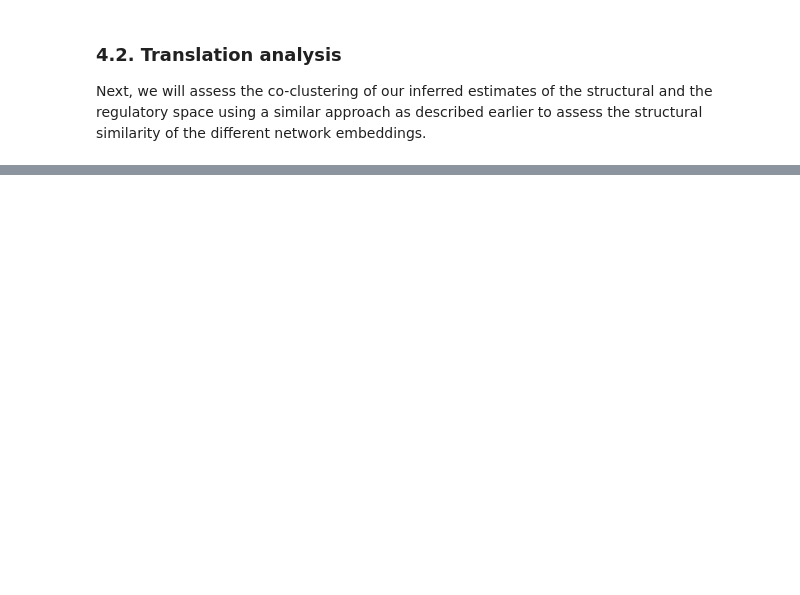
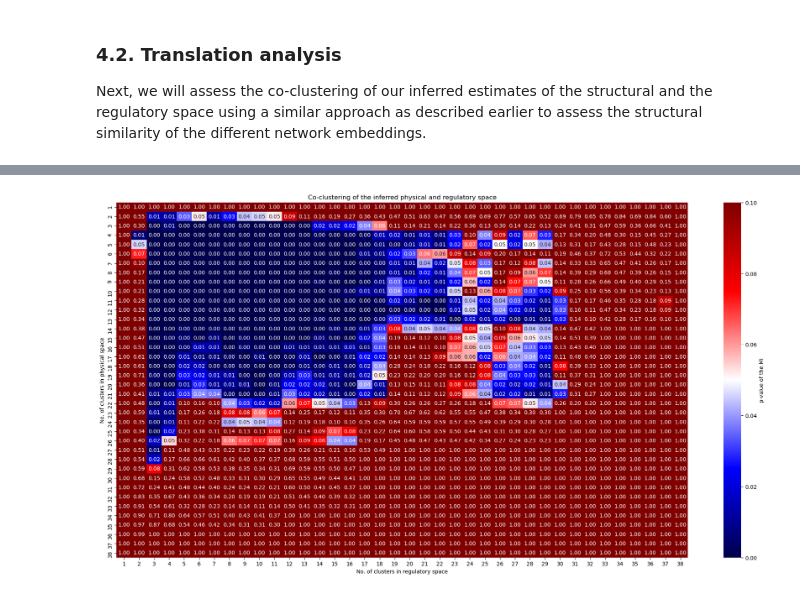
Before and after one commit to uhlerlab/image2reg, a Jupyter notebook: notebooks/ppi/embeddings/gae_embedding_final.ipynb, the cells around one changed output, grey strips where cells are left out. Drawn from its saved outputs; the diff is of its cells as text; code cells hidden in the pictures; blank space fills up the shorter version.

```diff
--- a/notebooks/ppi/embeddings/gae_embedding_final.ipynb
+++ b/notebooks/ppi/embeddings/gae_embedding_final.ipynb
@@ -569,7 +615,7 @@ We will now look at the co-clustering of those embeddings with the ones we obtai
 First, we read in the previously computed network embedding serving as a proxy for the regulatory space in U2OS cells as well as the respective image embeddings which we use to model the structural space of those cells. Since, we have many images corresponding to a single over-expression condition we will use their mean embeddings as a description of the structural profile in U2OS cells associated with the respective single-gene OE condition.
 # %%
 node_embs = pd.read_csv(
-    "../../../data/ppi/embedding/node_embeddings_cv_physical_clusters.csv",
+    "../../../data/ppi/embedding/node_embeddings_cv_cmap_clusters.csv",
     index_col=0,
 )
 # %% [output]
@@ -632,7 +678,7 @@ img_embs = img_embs.groupby(by="labels").mean()
 
 Next, we will assess the co-clustering of our inferred estimates of the structural and the regulatory space using a similar approach as described earlier to assess the structural similarity of the different network embeddings.
 # %%
-node_embs = latents
+latents = node_embs
 # %% [output]
 [interactive output not drawn]
 # %%
@@ -648,3 +694,13 @@ ami_img_node = compute_ami_matrix(
 )
 # %% [output]
 [interactive output not drawn]
+# %%
+reg_perm_test_results = compute_cc_scores_perm_test(
+    img_embs.loc[shared_nodes],
+    node_embs.loc[shared_nodes],
+    linkages=["complete", "complete"],
+    affinities=["euclidean", "cosine"],
+    score="mi",
+    b=500,
+    n_max_clusters=len(shared_nodes),
+)
@@ -650,0 +709,14 @@ ami_img_node = compute_ami_matrix(
+# %%
+plot_cc_score(
+    np.clip(reg_perm_test_results["pval"], 0, 1),
+    "Co-clustering of the inferred physical and regulatory space",
+    "p-value of the MI",
+    figsize=[24, 12],
+    fmt=".2f",
+    cmap="seismic",
+    vmin=0,
+    vmax=0.1,
+    space_names=["regulatory space", "physical space"],
+)
+# %% [output]
+[figure, added]
```
Also changed, not shown: parts of 19 cells of this notebook, 6 other files.
